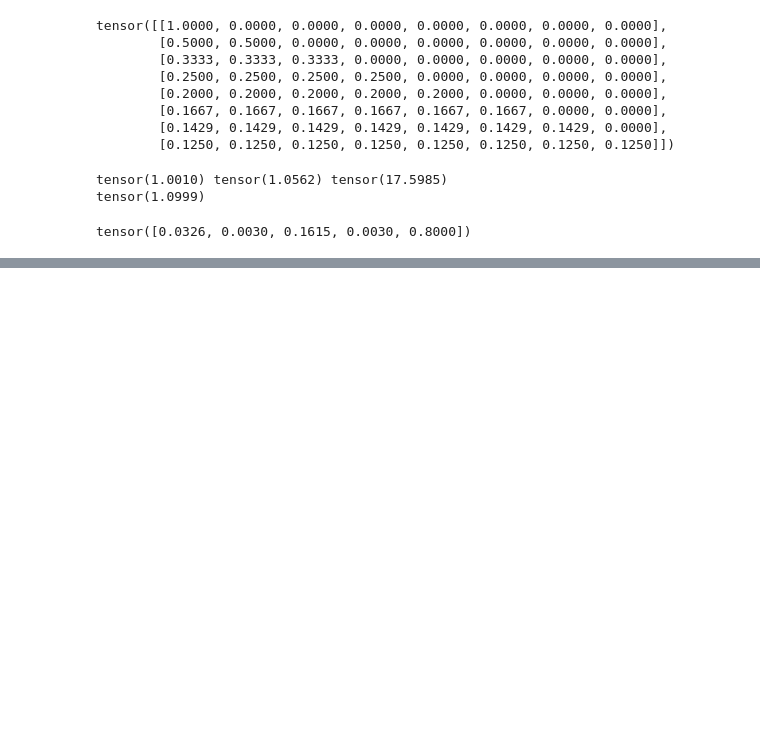
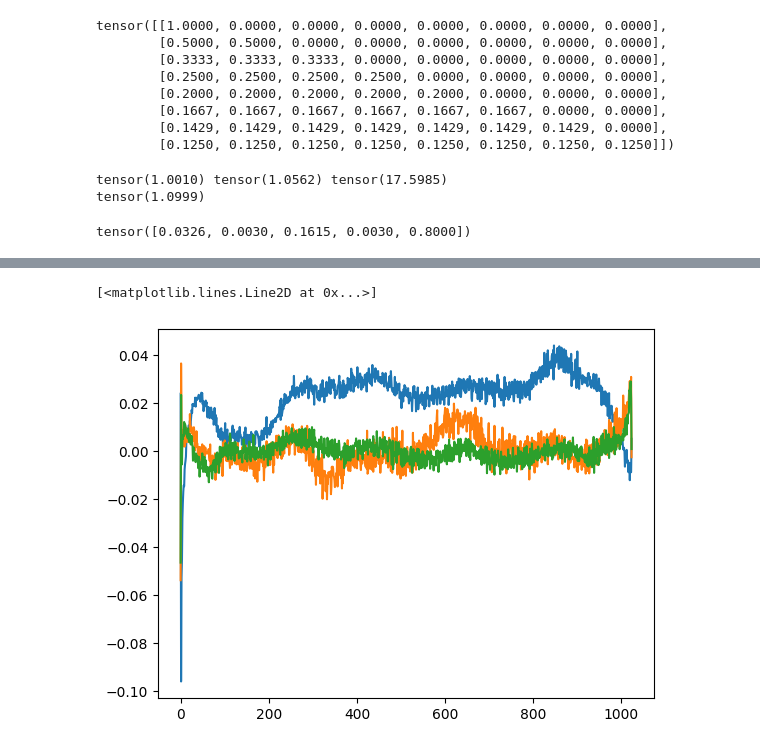
Before and after one commit to loukdeloijer/lets-build-gpt, a Jupyter notebook: notebooks/scratchpad.ipynb, the cells around one changed output, grey strips where cells are left out. Drawn from its saved outputs; the diff is of its cells as text; code cells hidden in the pictures; blank space fills up the shorter version.

```diff
--- a/notebooks/scratchpad.ipynb
+++ b/notebooks/scratchpad.ipynb
@@ -176,0 +219,9 @@ tensor([0.0326, 0.0030, 0.1615, 0.0030, 0.8000])
+# %%
+plt.plot(sd_hf["wpe.weight"][:, 250])
+plt.plot(sd_hf["wpe.weight"][:, 200])
+plt.plot(sd_hf["wpe.weight"][:, 150])
+
+#sinusoidal positional encodings
+# %% [output]
+[<matplotlib.lines.Line2D at 0x...>]
+[figure, added]
```
Also changed, not shown: parts of 7 cells of this notebook, 3 other files.
